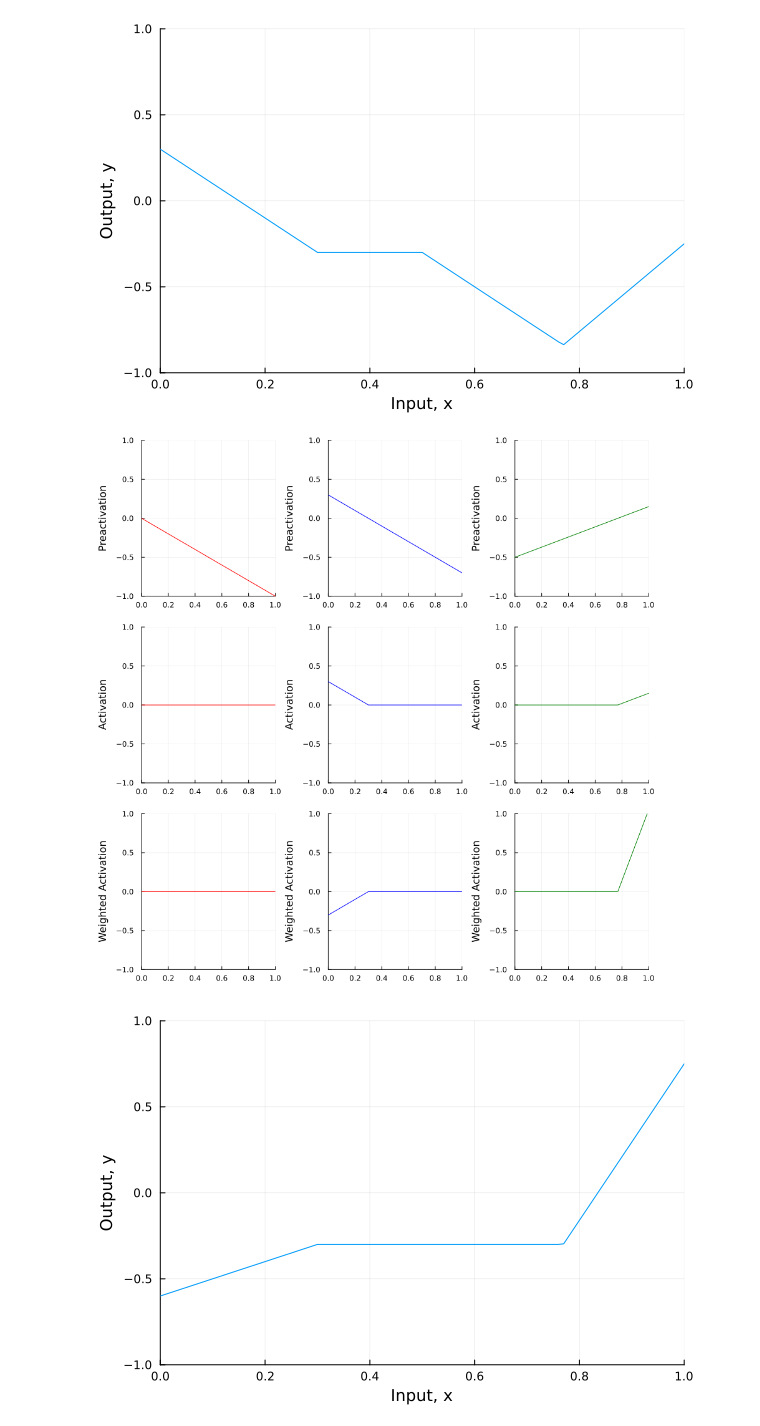
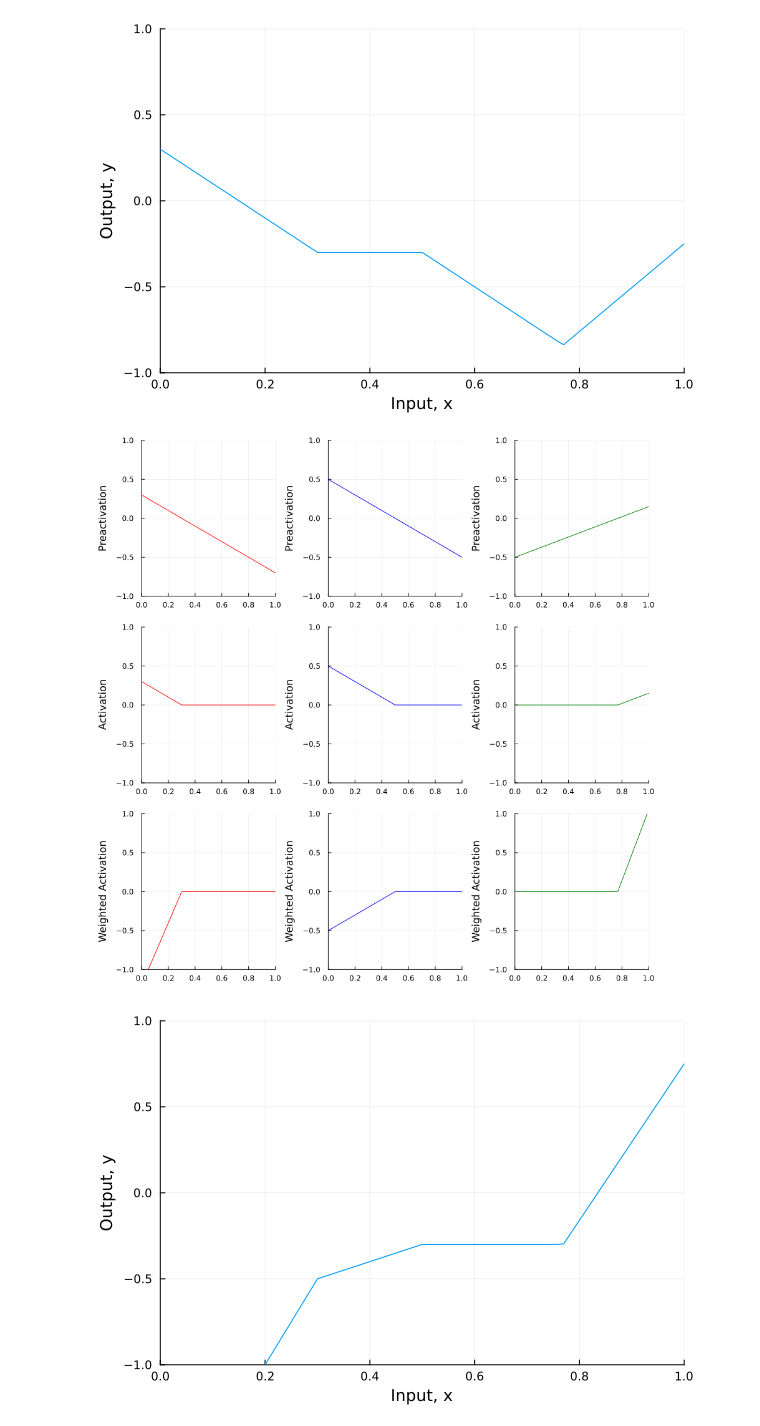
Before and after one commit to mirajcs/udl-julia, a Jupyter notebook: 3_1_Shallow_Networks_I.ipynb, the cells around one changed output. Saved outputs shown, nothing was run; the diff lists cells and outputs as text; code cells hidden in the pictures.

```diff
--- a/3_1_Shallow_Networks_I.ipynb
+++ b/3_1_Shallow_Networks_I.ipynb
@@ -89,7 +89,7 @@ function plot_neural(x, output, pre_1, pre_2, pre_3, act_1, act_2, act_3, w_act_
     fig = plot(x, output, xlabel="Input, x", ylabel="Output, y",
             xlims=(0,1), ylims=(-1,1), legend=false)
     if x_data != nothing
-        scatter!(fig, x_data, y_data, color=:magneta)
+        scatter!(fig, x_data, y_data, color=:purple)
     end
     display(fig)
 end
@@ -123,34 +123,34 @@ plot_neural(x, output, pre_1, pre_2, pre_3, act_1, act_2, act_3, w_act_1, w_act_
 # 3. Predict what effect multiplying phi_1 by -1 will have. Check if you are correct.
 
 # 4. Predict what effect setting theta_20 to -1.2 will have. Check if you are correct.
 
 # 5. Change the parameters so that there are only two "joints" (including outside the range of the plot).
 #    There are actually three ways to do this. See if you can figure them all out.
 
 # 6. With the original parameters, the second line segment is flat (i.e. has slope zero).
 #    How could you change theta_10 so that all of the segments have non-zero slopes?
 
 # 7. What do you predict would happen if you multiply theta_20 and theta_21 by 0.5, and phi_2 by 2.0?
 #    Check if you are correct.
 
 # 8. What do you predict would happen if you multiply theta_20 and theta_21 by -0.5, and phi_2 by -2.0?
 #    Check if you are correct.
 
 
-θ₁₀ = 0.0; θ₁₁ = -1.0
-θ₂₀ = 0.3; θ₂₁ = -1.0
+θ₁₀ = 0.3; θ₁₁ = -1.0
+θ₂₀ = -1.0; θ₂₁ = 2.0
 θ₃₀ = -0.5; θ₃₁ = 0.65
 ϕ₀ = -0.3; ϕ₁ = 2.0; ϕ₂ = -1.0; ϕ₃ = 7.0
 
 # Define a range input values
 x = collect(0:0.01:1)
 
 # run the neural network for each of these input values
 output, pre_1, pre_2, pre_3, act_1, act_2, act_3, w_act_1, w_act_2, w_act_3 =
     shallow_1_1_3(x, ReLU, ϕ₀, ϕ₁, ϕ₂, ϕ₃, θ₁₀, θ₁₁, θ₂₀, θ₂₁, θ₃₀, θ₃₁)
 
 # Then plot it
 plot_neural(x, output, pre_1, pre_2, pre_3, act_1, act_2, act_3, w_act_1, w_act_2, w_act_3, plot_all=true)
 # %% [output]
-[figure, old version]
+[figure, new version]
-[figure, old version]
+[figure, new version]
```
Also changed, not shown: parts of 3 cells of this notebook.
